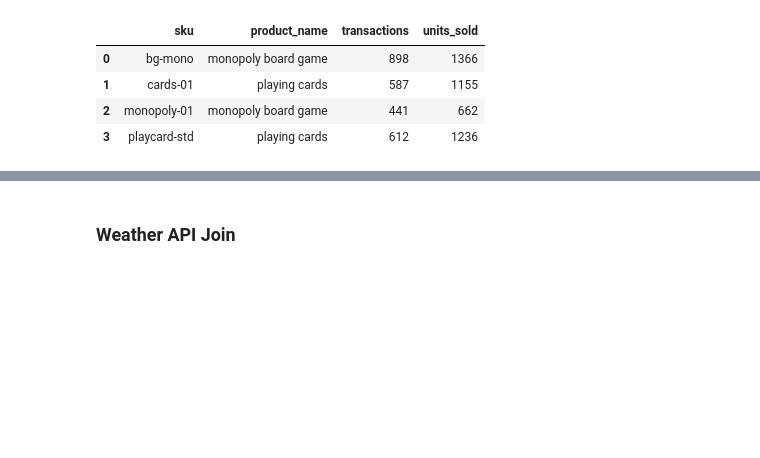
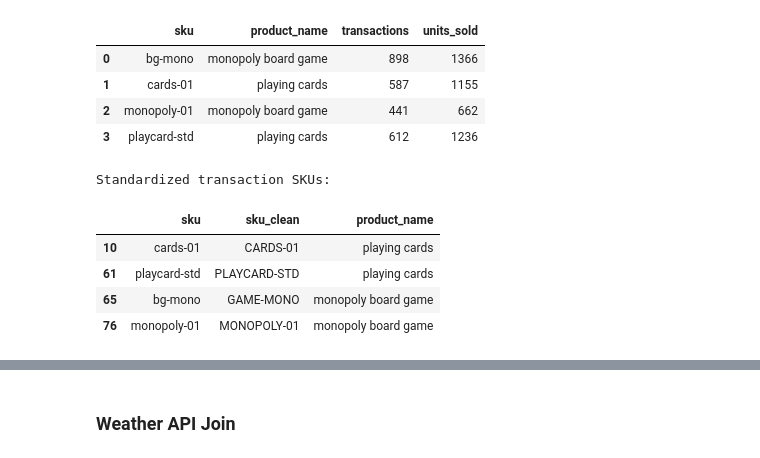
Before and after one commit to raffaellaalpaca-ai/walmart-hurricane-project, a Jupyter notebook: Walmart_Midterm_Notebook_(DS_2002).ipynb, the cells around one changed output, grey strips where cells are left out. Drawn from its saved outputs; the diff is of its cells as text; code cells hidden in the pictures; blank space fills up the shorter version.

```diff
--- a/Walmart_Midterm_Notebook_(DS_2002).ipynb
+++ b/Walmart_Midterm_Notebook_(DS_2002).ipynb
@@ -1578,3 +1578,33 @@ Board-game SKU audit:
 | 1 | cards-01 | playing cards | 587 | 1155 |
 | 2 | monopoly-01 | monopoly board game | 441 | 662 |
 | 3 | playcard-std | playing cards | 612 | 1236 |
+# %%
+#creating a copy so we don't change our teammates' data
+board_game_clean = board_game_transactions.copy()
+
+#standardize transaction SKUs
+board_game_clean["sku_clean"] = (
+    board_game_clean["sku"].str.upper()
+)
+
+#map the different Monopoly SKU names
+board_game_clean["sku_clean"] = (
+    board_game_clean["sku_clean"].replace({
+        "BG-MONO": "GAME-MONO"
+    })
+)
+
+# Check our standardized SKUs
+print("Standardized transaction SKUs:")
+display(
+    board_game_clean[
+        ["sku", "sku_clean", "product_name"]
+    ].drop_duplicates()
+)
+# %% [output]
+Standardized transaction SKUs:
+|  | sku | sku_clean | product_name |
+| 10 | cards-01 | CARDS-01 | playing cards |
+| 61 | playcard-std | PLAYCARD-STD | playing cards |
+| 65 | bg-mono | GAME-MONO | monopoly board game |
+| 76 | monopoly-01 | MONOPOLY-01 | monopoly board game |
```
Also changed, not shown: parts of 7 cells of this notebook.
